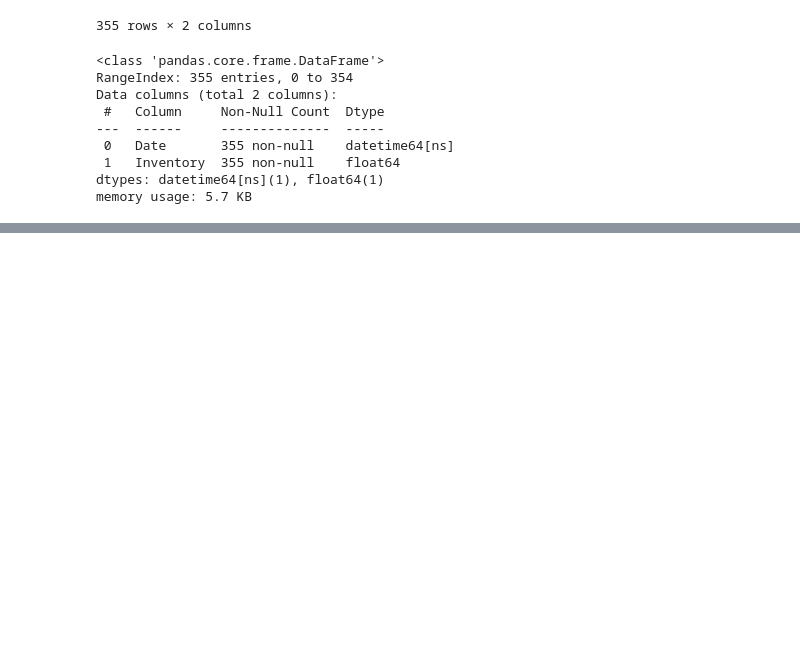
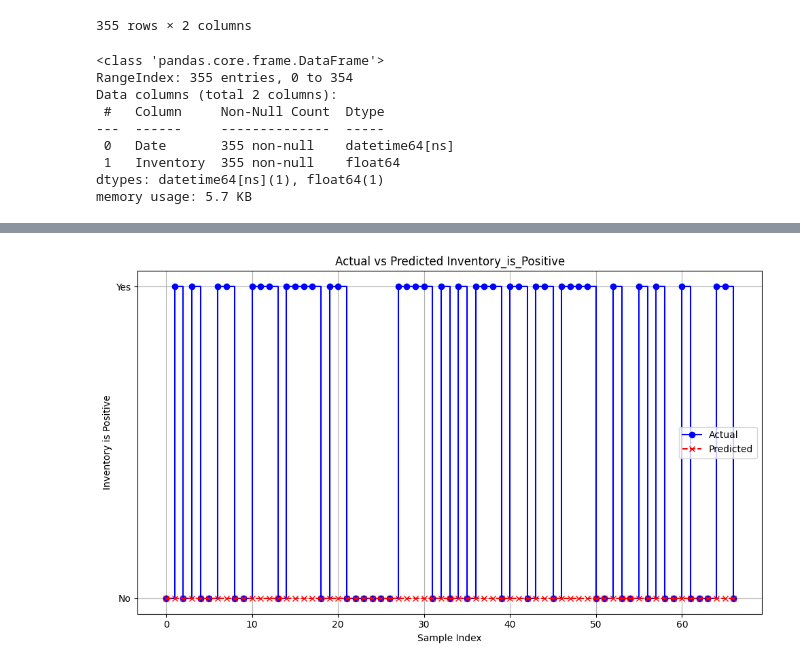
Before and after one commit to adilonam/prediction-divij, a Jupyter notebook: prediction_divij.ipynb, the cells around one changed output, grey strips where cells are left out. Cells and saved outputs as stored; diff of their text form; code cells hidden in the pictures; blank space fills up the shorter version.

```diff
--- a/prediction_divij.ipynb
+++ b/prediction_divij.ipynb
@@ -40,0 +190,23 @@ memory usage: 5.7 KB
+# %%
+# Create a DataFrame for plotting
+
+
+plot_data = pd.DataFrame({
+    'Actual': y_test,
+    'Predicted': predictions.flatten()
+})
+
+# Plot the predictions and actual values
+plt.figure(figsize=(10, 6))
+plt.step(plot_data.index, plot_data['Actual'], where='post', marker='o', linestyle='-', color='b', label='Actual')
+plt.step(plot_data.index, plot_data['Predicted'], where='post', marker='x', linestyle='--', color='r', label='Predicted')
+plt.title('Actual vs Predicted Inventory_is_Positive')
+plt.xlabel('Sample Index')
+plt.ylabel('Inventory is Positive')
+plt.yticks([0, 1], ['No', 'Yes'])
+plt.grid(True)
+plt.legend()
+plt.tight_layout()
+plt.show()
+# %% [output]
+[figure, added]
```
Also changed, not shown: parts of 5 cells of this notebook.
